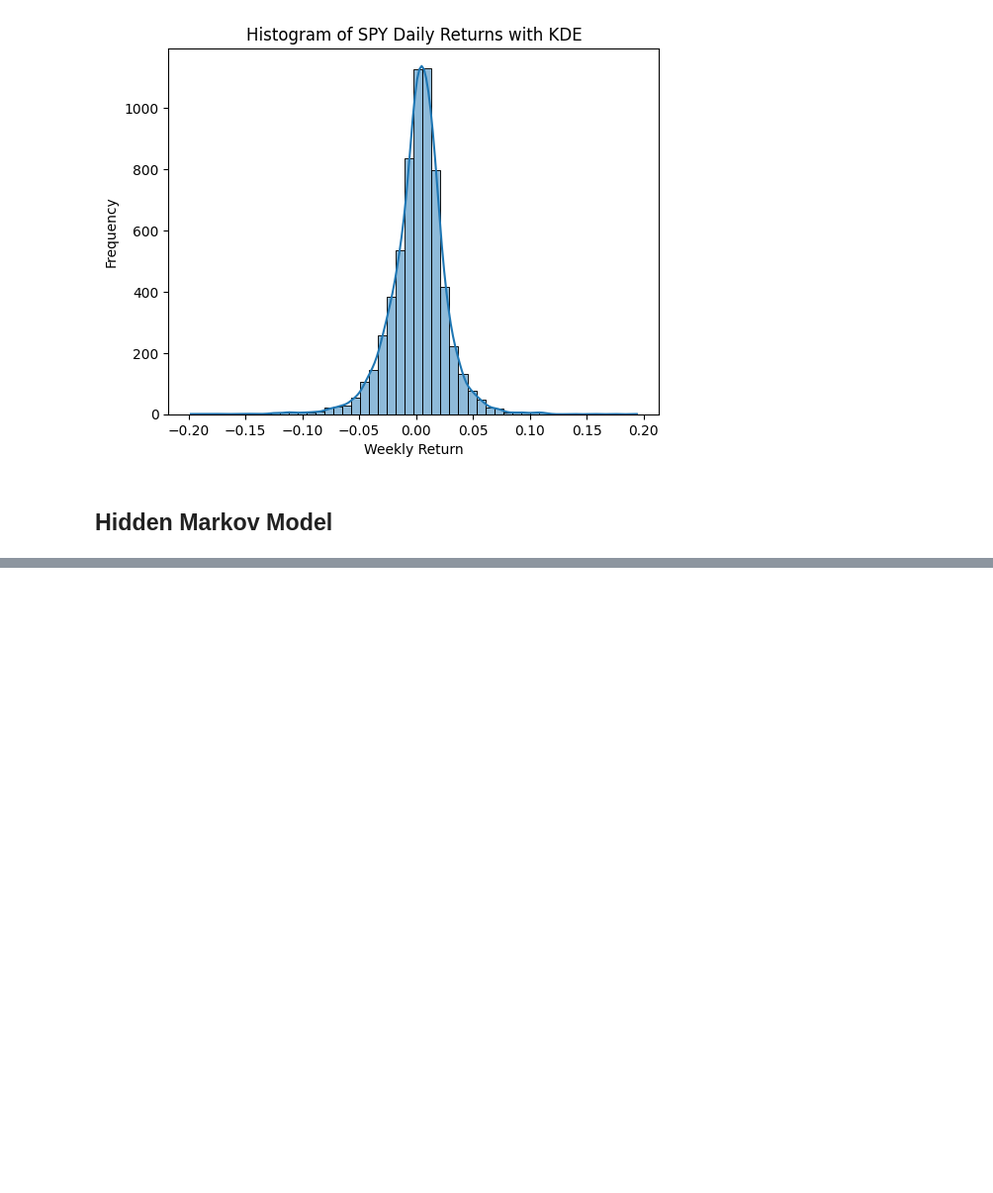
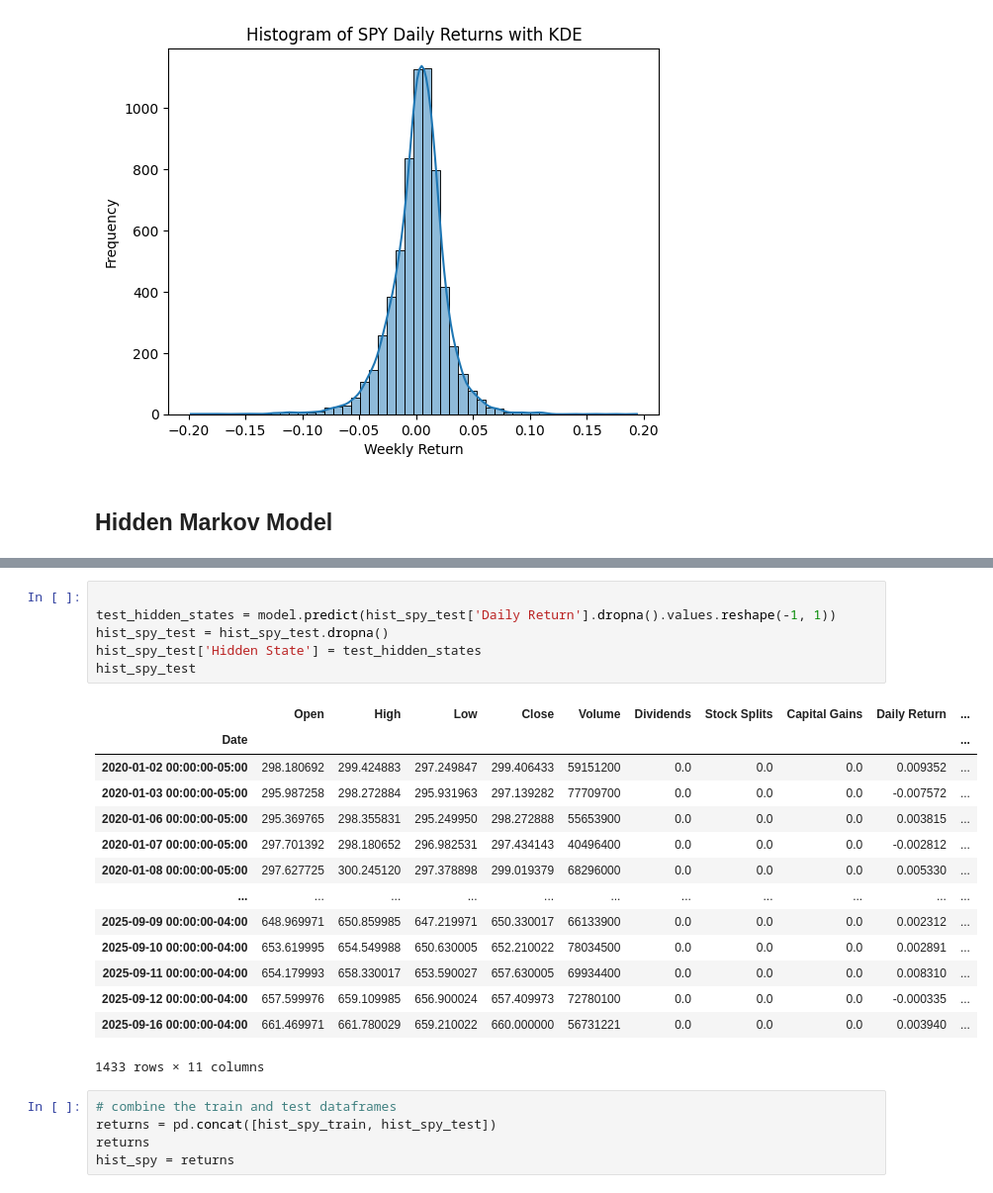
Before and after one commit to ivanleekk/financial-data-toolkit, a Jupyter notebook: notebooks/init.ipynb, the cells around one changed output, grey strips where cells are left out. Shown at 99% size. Saved outputs shown, nothing was run; the diff lists cells and outputs as text; blank space fills up the shorter version.

```diff
--- a/notebooks/init.ipynb
+++ b/notebooks/init.ipynb
@@ -296,3 +305,29 @@ Model is not converging.  Current: 20649.667725089435 is not greater than 20649.
+# %%
+
+test_hidden_states = model.predict(hist_spy_test['Daily Return'].dropna().values.reshape(-1, 1))
+hist_spy_test = hist_spy_test.dropna()
+hist_spy_test['Hidden State'] = test_hidden_states
+hist_spy_test
+# %% [output]
+|  | Open | High | Low | Close | Volume | Dividends | Stock Splits | Capital Gains | Daily Return | ... |
+| Date |  |  |  |  |  |  |  |  |  | ... |
+| 2020-01-02 00:00:00-05:00 | 298.180692 | 299.424883 | 297.249847 | 299.406433 | 59151200 | 0.0 | 0.0 | 0.0 | 0.009352 | ... |
+| 2020-01-03 00:00:00-05:00 | 295.987258 | 298.272884 | 295.931963 | 297.139282 | 77709700 | 0.0 | 0.0 | 0.0 | -0.007572 | ... |
+| 2020-01-06 00:00:00-05:00 | 295.369765 | 298.355831 | 295.249950 | 298.272888 | 55653900 | 0.0 | 0.0 | 0.0 | 0.003815 | ... |
+| 2020-01-07 00:00:00-05:00 | 297.701392 | 298.180652 | 296.982531 | 297.434143 | 40496400 | 0.0 | 0.0 | 0.0 | -0.002812 | ... |
+| 2020-01-08 00:00:00-05:00 | 297.627725 | 300.245120 | 297.378898 | 299.019379 | 68296000 | 0.0 | 0.0 | 0.0 | 0.005330 | ... |
+| ... | ... | ... | ... | ... | ... | ... | ... | ... | ... | ... |
+| 2025-09-09 00:00:00-04:00 | 648.969971 | 650.859985 | 647.219971 | 650.330017 | 66133900 | 0.0 | 0.0 | 0.0 | 0.002312 | ... |
+| 2025-09-10 00:00:00-04:00 | 653.619995 | 654.549988 | 650.630005 | 652.210022 | 78034500 | 0.0 | 0.0 | 0.0 | 0.002891 | ... |
+| 2025-09-11 00:00:00-04:00 | 654.179993 | 658.330017 | 653.590027 | 657.630005 | 69934400 | 0.0 | 0.0 | 0.0 | 0.008310 | ... |
+| 2025-09-12 00:00:00-04:00 | 657.599976 | 659.109985 | 656.900024 | 657.409973 | 72780100 | 0.0 | 0.0 | 0.0 | -0.000335 | ... |
+| 2025-09-16 00:00:00-04:00 | 661.469971 | 661.780029 | 659.210022 | 660.000000 | 56731221 | 0.0 | 0.0 | 0.0 | 0.003940 | ... |
+1433 rows × 11 columns
+# %%
+# combine the train and test dataframes
+returns = pd.concat([hist_spy_train, hist_spy_test])
+returns
+hist_spy = returns
 # %%
 # plot the hidden states as colours on a time series, with background color for regimes
 plt.figure(figsize=(15, 7))
```
Also changed, not shown: parts of 8 cells of this notebook.
